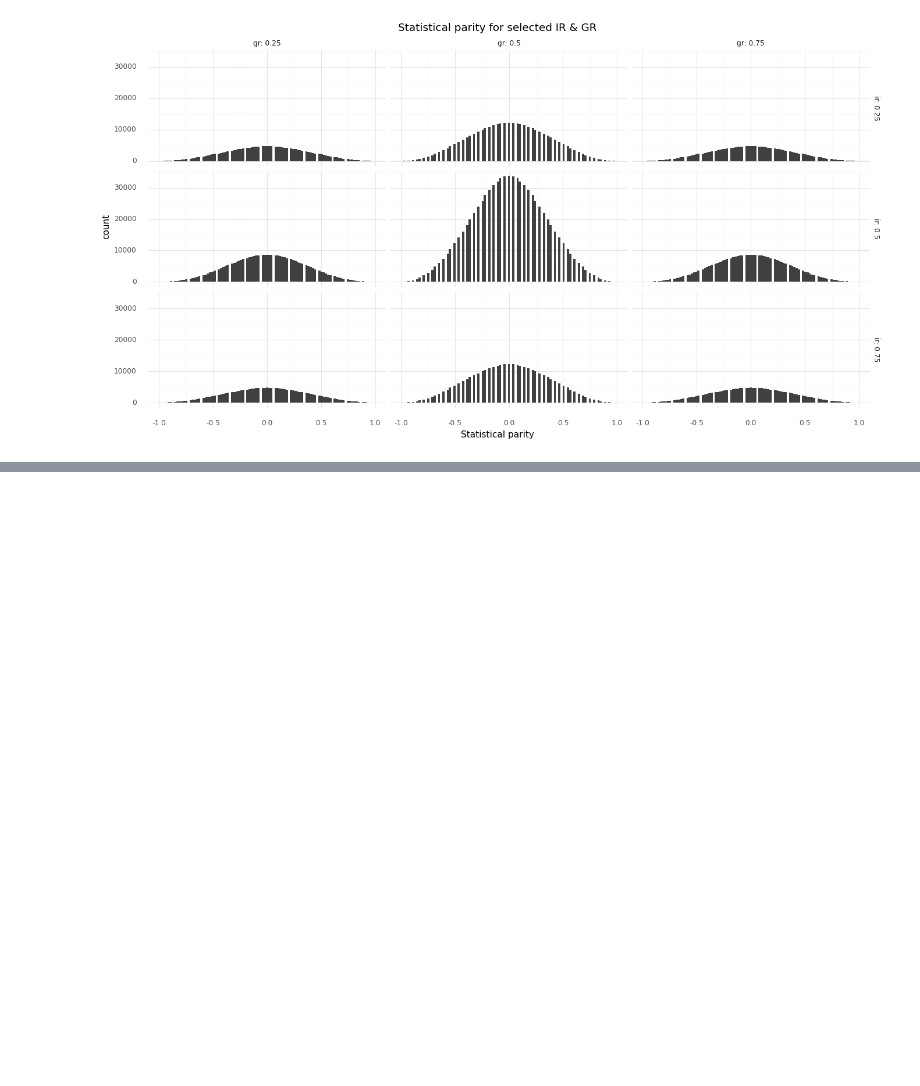
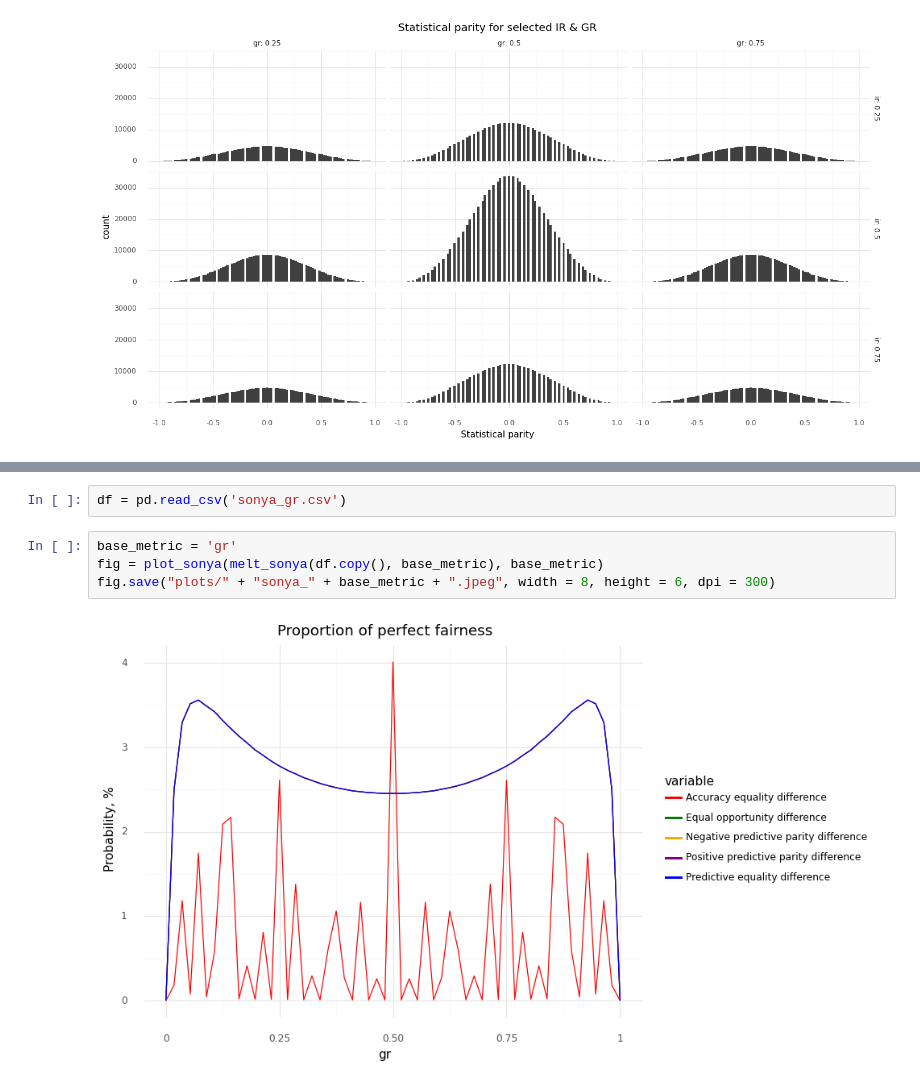
Before and after one commit to emanuelrck/Replication_analysis-of-fairness-measures, a Jupyter notebook: MainPlots.ipynb, the cells around one changed output, grey strips where cells are left out. Drawn from its saved outputs; the diff is of its cells as text; blank space fills up the shorter version.

```diff
--- a/MainPlots.ipynb
+++ b/MainPlots.ipynb
@@ -144,0 +155,8 @@ plot_sonya(melt_sonya(df.copy().drop(drop2, axis=1)), 'Sonya3')
+# %%
+df = pd.read_csv('sonya_gr.csv')
+# %%
+base_metric = 'gr'
+fig = plot_sonya(melt_sonya(df.copy(), base_metric), base_metric)
+fig.save("plots/" + "sonya_" + base_metric + ".jpeg", width = 8, height = 6, dpi = 300)
+# %% [output]
+[figure, added]
```
Also changed, not shown: parts of 19 cells of this notebook, 8 other files.
